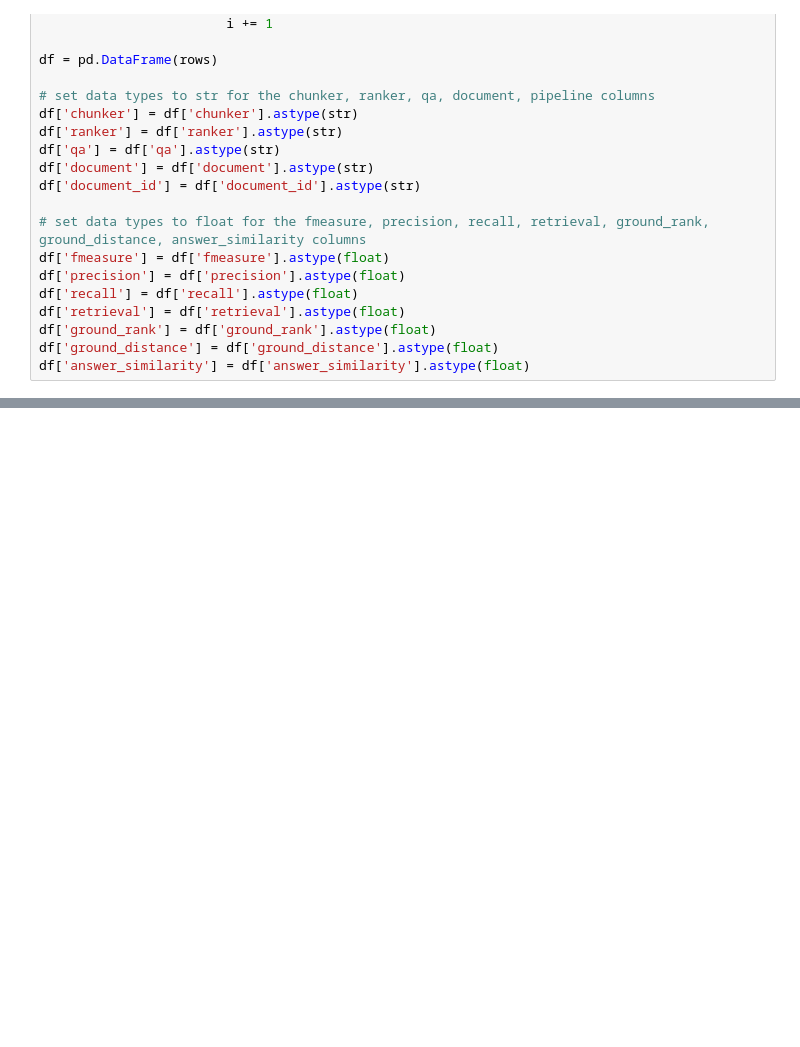
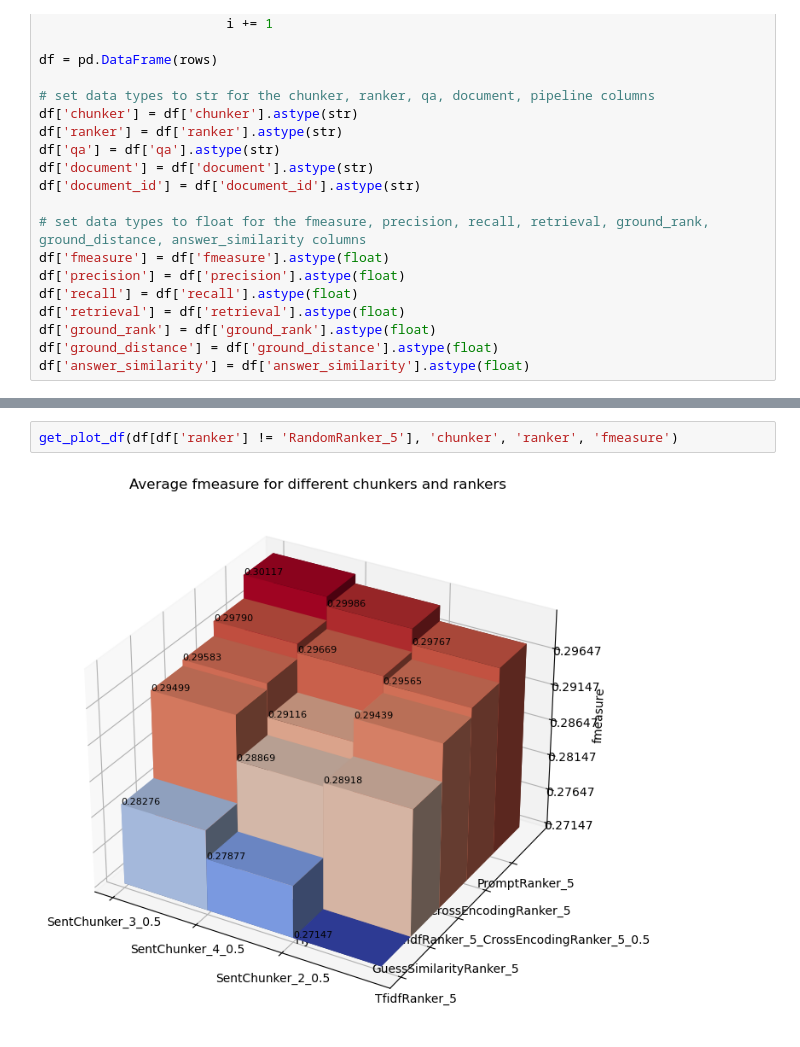
Before and after one commit to ASzecsenyi/RAG_QA, a Jupyter notebook: notebooks/error_analysis.ipynb, the cells around one changed output, grey strips where cells are left out. Cells and saved outputs as stored; diff of their text form; blank space fills up the shorter version.

```diff
--- a/notebooks/error_analysis.ipynb
+++ b/notebooks/error_analysis.ipynb
@@ -424,0 +446,4 @@ get_plot_df(df, 'chunker', 'ranker', 'fmeasure')
+# %%
+get_plot_df(df[df['ranker'] != 'RandomRanker_5'], 'chunker', 'ranker', 'fmeasure')
+# %% [output]
+[figure, added]
```
Also changed, not shown: parts of 42 cells of this notebook.
